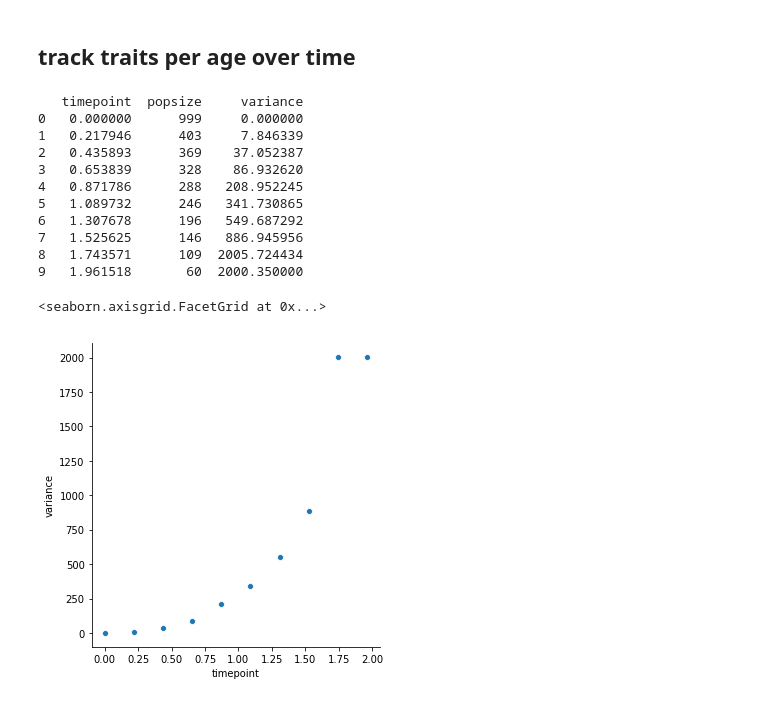
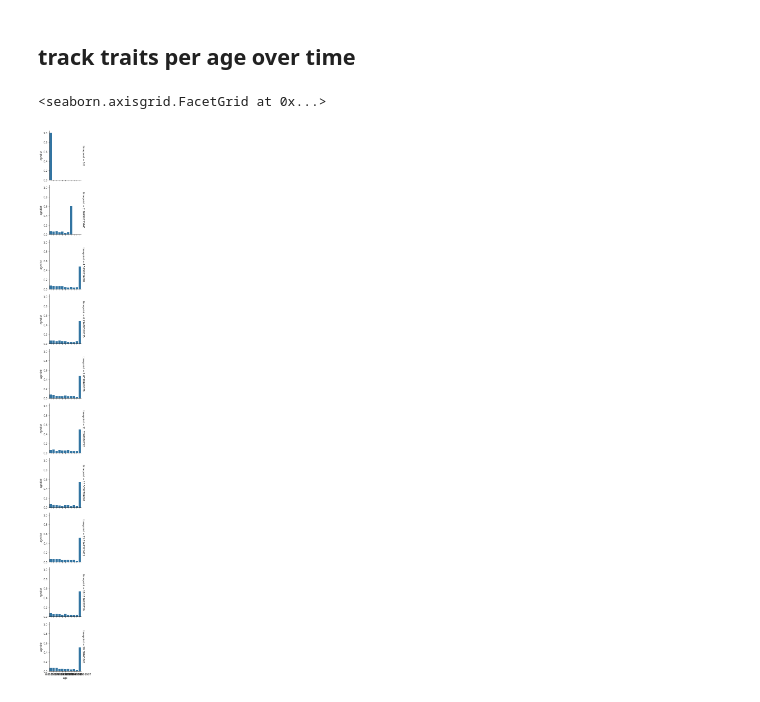
Before and after one commit to ariansajina/bachelor-thesis, a Jupyter notebook: model2/plot.ipynb, the cells around one changed output. Cells and saved outputs as stored; diff of their text form; code cells hidden in the pictures.

Commit message:
Add dataframe for age distribution.

```diff
--- a/model2/plot.ipynb
+++ b/model2/plot.ipynb
@@ -19,46 +29,71 @@ See the caveats in the documentation: http://pandas.pydata.org/pandas-docs/stabl
+# %%
+def my_unique(agerange, ages):
+    values, counts = np.unique(ages,return_counts=True)
+    missing = np.setdiff1d(agerange, values)
+    values = np.concatenate((values, missing))
+    counts = np.concatenate((counts, np.zeros(len(missing)).astype(int)))
+    sort_ix = np.argsort(values)
+    return counts[sort_ix]
+# %%
+def my_argmax(arr, axis):
+    if np.sum(arr) == 0:
+        return len(arr)-1
+    else:
+        return np.argmax(arr, axis=axis)-1
+
+def age_bins(agerange, pop, time):
+    ages = time - pop[pop.age==0].birth_date.__array__()
+    popsize = pop.id.size / n_ages
+    age_bins = agerange[my_argmax(np.tile(agerange,popsize).reshape(popsize,len(agerange)) >= np.repeat(ages,len(agerange)).reshape(popsize,len(agerange)), axis=1)]
+    return age_bins
 # %%
-def trait_timeline(n_timepoints=10):
+def trait_timeline(pop, n_timepoints=10):
+    timepoints = np.linspace(0, max(pop.birth_date.max(), pop.death_date.max()), n_timepoints+1)
+    agerange = np.linspace(0, max_age, n_ages+1)
+    snap_pops = get_snap_pops(pop, n_timepoints)
+
     # fill in for starting population
-    survival = pop[pop.birth_date == 0].groupby('age').mean().survival
-    reproduction = pop[pop.birth_date == 0].groupby('age').mean().reproduction
-    popsize = [np.sum(pop.birth_date == 0) / n_ages]
+    survival = snap_pops[0].groupby('age').mean().survival
+    reproduction = snap_pops[0].groupby('age').mean().reproduction
+    popsize = [snap_pops[0].id.size / n_ages]
     variance = [0]
+    agedist = np.zeros(n_ages+1)
+    agedist[0] = 1.
 
-    timepoints = np.linspace(0, max(pop.birth_date.max(), pop.death_date.max()), n_timepoints+1)
     for i in range(1, n_timepoints):
-        snap_pop = pop[np.logical_and(pop.birth_date <= timepoints[i], pop.death_date > timepoints[i])]
-        survival = np.hstack((survival, snap_pop.groupby('age').mean().survival))
-        reproduction = np.hstack((reproduction, snap_pop.groupby('age').mean().reproduction))
-        popsize.append(np.sum(np.logical_and(pop.birth_date <= timepoints[i], pop.death_date > timepoints[i])) / n_ages)
-        variance.append(np.var(snap_pop[snap_pop.age == 0].id))
+        # traits
+        survival = np.hstack((survival, snap_pops[i].groupby('age').mean().survival))
+        reproduction = np.hstack((reproduction, snap_pops[i].groupby('age').mean().reproduction))
+        # popsize and variance
+        popsize.append(snap_pops[i].id.size / n_ages)
+        variance.append(np.var(snap_pops[i][snap_pops[i].age == 0].id)) # just variance by ids
+
+        # age distribution
+        agedist = np.vstack((agedist, my_unique(agerange, age_bins(agerange, snap_pops[i], timepoints[i])) / float(popsize[-1])))
 
     dft = pd.DataFrame()
     dft['age'] = np.tile(np.tile(pop.age.unique(), n_timepoints), 2)
     dft['timepoint'] = np.tile(np.repeat(timepoints[:-1], n_ages), 2)
     dft['trait'] = np.concatenate((survival, reproduction))
     dft['type'] = np.repeat(['survival', 'reproduction'], n_ages * pop.age.unique().size)
 
     dfps = pd.DataFrame()
     dfps['timepoint'] = timepoints[:-1]
     dfps['popsize'] = np.array(popsize)
     dfps['variance'] = np.array(variance)
-    return dft, dfps
 
-df_traits, df_popsize = trait_timeline()
-print df_popsize
+    dfad = pd.DataFrame()
+    dfad['age'] = np.tile(agerange, n_timepoints)
+    dfad['timepoint'] = np.repeat(timepoints[:-1], n_ages+1)
+    dfad['agedist'] = agedist.flatten()
+
+    return dft, dfps, dfad
+
+df_traits, df_popsize, df_agedist = trait_timeline(pop)
 #sns.relplot(data=df_traits, x='timepoint', y='trait', hue='age', kind='line', col='type')
-sns.relplot(data=df_popsize, x='timepoint', y='variance')
+#sns.relplot(data=df_popsize, x='timepoint', y='popsize')
+g = sns.FacetGrid(df_agedist, row='timepoint', margin_titles=True)
+g.map(sns.barplot, 'age', 'agedist')
 # %% [output]
-   timepoint  popsize     variance
-0   0.000000      999     0.000000
-1   0.217946      403     7.846339
-2   0.435893      369    37.052387
-3   0.653839      328    86.932620
-4   0.871786      288   208.952245
-5   1.089732      246   341.730865
-6   1.307678      196   549.687292
-7   1.525625      146   886.945956
-8   1.743571      109  2005.724434
-9   1.961518       60  2000.350000
+<seaborn.axisgrid.FacetGrid at 0x...>
-<seaborn.axisgrid.FacetGrid at 0x...>
-[figure, old version]
+[figure, new version]
```
Also changed, not shown: parts of 6 cells of this notebook.
